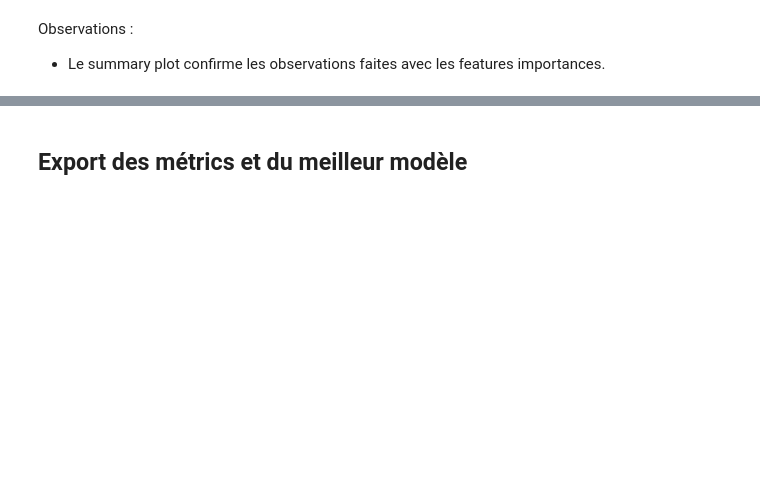
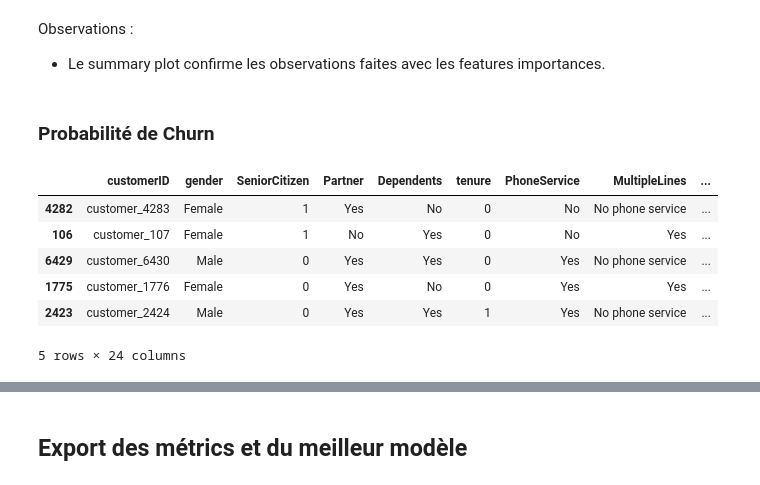
Before and after one commit to DamienDESSAUX-M2i/DESSAUX_Damien_ECF3, a Jupyter notebook: notebooks/03_modelisation.ipynb, the cells around one changed output, grey strips where cells are left out. Drawn from its saved outputs; the diff is of its cells as text; code cells hidden in the pictures; blank space fills up the shorter version.

```diff
--- a/notebooks/03_modelisation.ipynb
+++ b/notebooks/03_modelisation.ipynb
@@ -632,3 +633,21 @@ shap.summary_plot(
 # %% [markdown]
 Observations :
 - Le summary plot confirme les observations faites avec les features importances.
+# %% [markdown]
+### Probabilité de Churn
+# %%
+y_proba = best_model.predict_proba(X_test)[:, 1]
+
+X_test_proba = X_test.copy()
+X_test_proba["proba"] = y_proba
+
+top20_churn = X_test_proba.nlargest(20, "proba")
+top20_churn.head()
+# %% [output]
+|  | customerID | gender | SeniorCitizen | Partner | Dependents | tenure | PhoneService | MultipleLines | ... |
+| 4282 | customer_4283 | Female | 1 | Yes | No | 0 | No | No phone service | ... |
+| 106 | customer_107 | Female | 1 | No | Yes | 0 | No | Yes | ... |
+| 6429 | customer_6430 | Male | 0 | Yes | Yes | 0 | Yes | No phone service | ... |
+| 1775 | customer_1776 | Female | 0 | Yes | No | 0 | Yes | Yes | ... |
+| 2423 | customer_2424 | Male | 0 | Yes | Yes | 1 | Yes | No phone service | ... |
+5 rows × 24 columns
```
Also changed, not shown: parts of 8 cells of this notebook, 6 other files.
